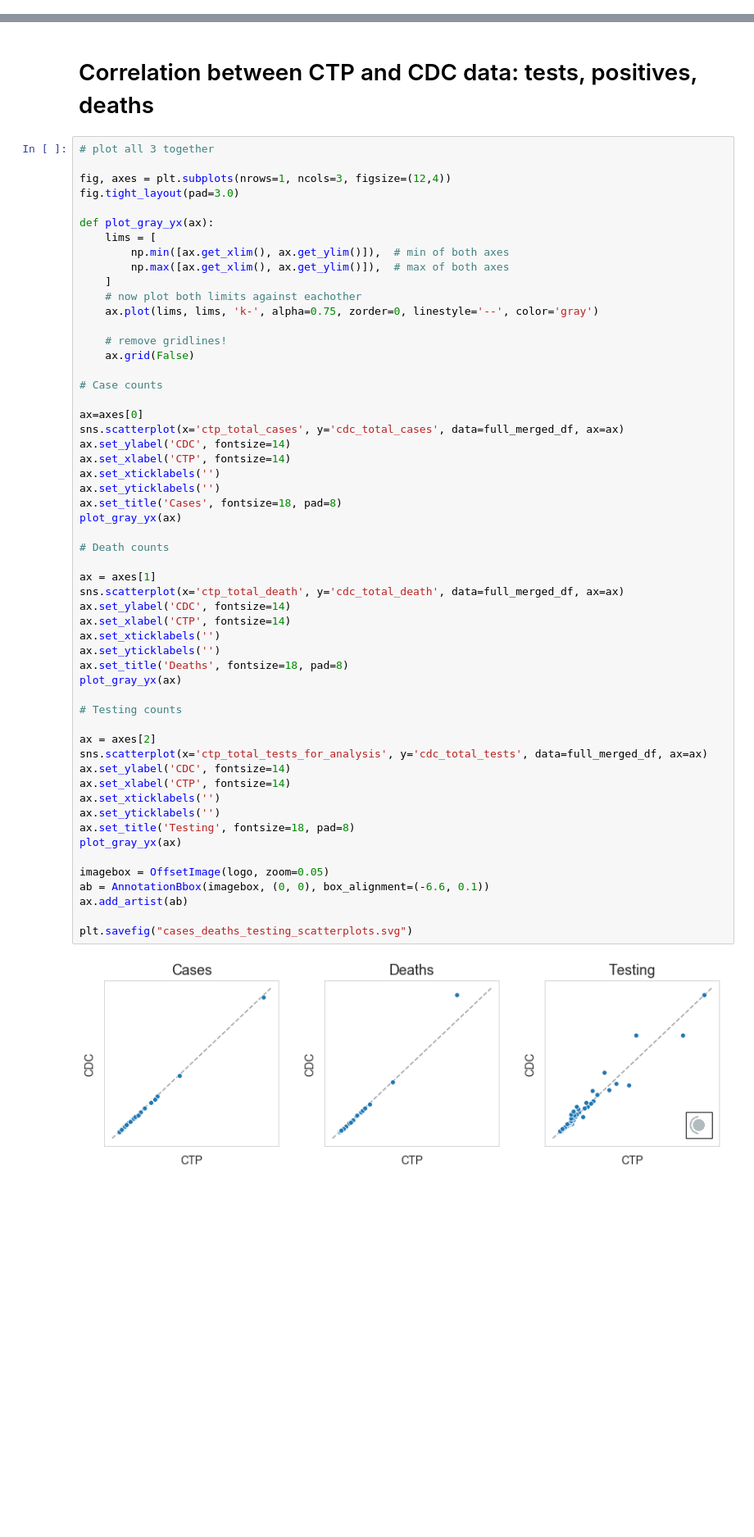
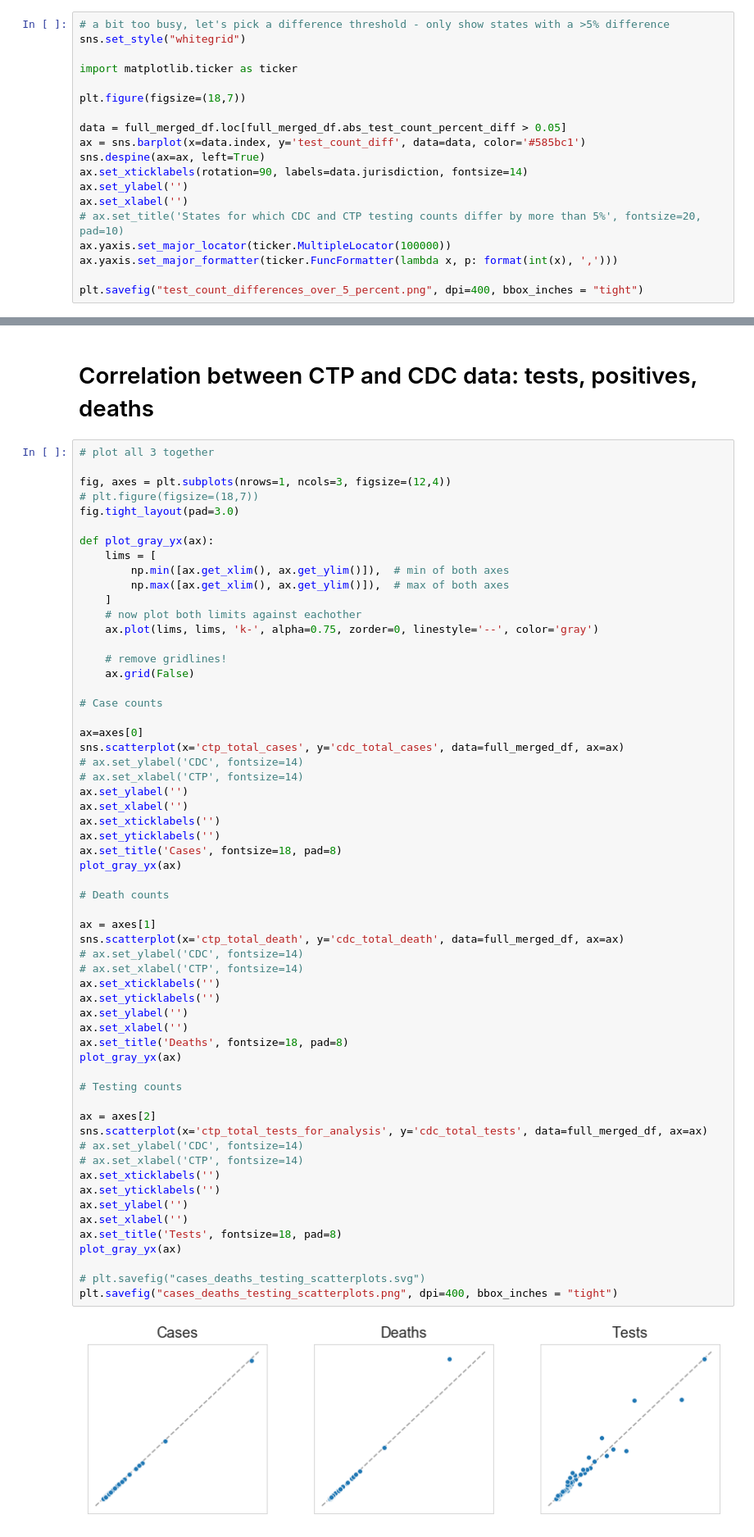
Before and after one commit to COVID19Tracking/cdc-comparison, a Jupyter notebook: CDC vs CTP comparison.ipynb, the cells around one changed output, grey strips where cells are left out. Shown: that part at 82% size. Drawn from its saved outputs; the diff is of its cells as text; blank space fills up the shorter version.

Commit message:
updating notebook, some plots; also adding final plot versions with annotations

```diff
--- a/CDC vs CTP comparison.ipynb
+++ b/CDC vs CTP comparison.ipynb
@@ -114,0 +149,19 @@ plt.savefig("test_count_differences.svg")
+# %%
+# a bit too busy, let's pick a difference threshold - only show states with a >5% difference
+sns.set_style("whitegrid")
+
+import matplotlib.ticker as ticker
+
+plt.figure(figsize=(18,7))
+
+data = full_merged_df.loc[full_merged_df.abs_test_count_percent_diff > 0.05]
+ax = sns.barplot(x=data.index, y='test_count_diff', data=data, color='#585bc1')
+sns.despine(ax=ax, left=True)
+ax.set_xticklabels(rotation=90, labels=data.jurisdiction, fontsize=14)
+ax.set_ylabel('')
+ax.set_xlabel('')
+# ax.set_title('States for which CDC and CTP testing counts differ by more than 5%', fontsize=20, pad=10)
+ax.yaxis.set_major_locator(ticker.MultipleLocator(100000))
+ax.yaxis.set_major_formatter(ticker.FuncFormatter(lambda x, p: format(int(x), ',')))
+
+plt.savefig("test_count_differences_over_5_percent.png", dpi=400, bbox_inches = "tight")
@@ -173,6 +231,7 @@ Maryland: 232086 CDC, 178454 CTP tests, 30 percent difference
 # plot all 3 together
 
 fig, axes = plt.subplots(nrows=1, ncols=3, figsize=(12,4))
+# plt.figure(figsize=(18,7))
 fig.tight_layout(pad=3.0)
 
 def plot_gray_yx(ax):
@@ -186,43 +245,46 @@ def plot_gray_yx(ax):
     # remove gridlines!
     ax.grid(False)
 
 # Case counts
 
 ax=axes[0]
 sns.scatterplot(x='ctp_total_cases', y='cdc_total_cases', data=full_merged_df, ax=ax)
-ax.set_ylabel('CDC', fontsize=14)
-ax.set_xlabel('CTP', fontsize=14)
+# ax.set_ylabel('CDC', fontsize=14)
+# ax.set_xlabel('CTP', fontsize=14)
+ax.set_ylabel('')
+ax.set_xlabel('')
 ax.set_xticklabels('')
 ax.set_yticklabels('')
 ax.set_title('Cases', fontsize=18, pad=8)
 plot_gray_yx(ax)
 
 # Death counts
 
 ax = axes[1]
 sns.scatterplot(x='ctp_total_death', y='cdc_total_death', data=full_merged_df, ax=ax)
-ax.set_ylabel('CDC', fontsize=14)
-ax.set_xlabel('CTP', fontsize=14)
+# ax.set_ylabel('CDC', fontsize=14)
+# ax.set_xlabel('CTP', fontsize=14)
 ax.set_xticklabels('')
 ax.set_yticklabels('')
+ax.set_ylabel('')
+ax.set_xlabel('')
 ax.set_title('Deaths', fontsize=18, pad=8)
 plot_gray_yx(ax)
 
 # Testing counts
 
 ax = axes[2]
 sns.scatterplot(x='ctp_total_tests_for_analysis', y='cdc_total_tests', data=full_merged_df, ax=ax)
-ax.set_ylabel('CDC', fontsize=14)
-ax.set_xlabel('CTP', fontsize=14)
+# ax.set_ylabel('CDC', fontsize=14)
+# ax.set_xlabel('CTP', fontsize=14)
 ax.set_xticklabels('')
 ax.set_yticklabels('')
-ax.set_title('Testing', fontsize=18, pad=8)
+ax.set_ylabel('')
+ax.set_xlabel('')
+ax.set_title('Tests', fontsize=18, pad=8)
 plot_gray_yx(ax)
 
-imagebox = OffsetImage(logo, zoom=0.05)
-ab = AnnotationBbox(imagebox, (0, 0), box_alignment=(-6.6, 0.1))
-ax.add_artist(ab)
-
-plt.savefig("cases_deaths_testing_scatterplots.svg")
+# plt.savefig("cases_deaths_testing_scatterplots.svg")
+plt.savefig("cases_deaths_testing_scatterplots.png", dpi=400, bbox_inches = "tight")
 # %% [output]
-[figure, old version]
+[figure, new version]
```
Also changed, not shown: parts of 8 cells of this notebook, 6 other files.
